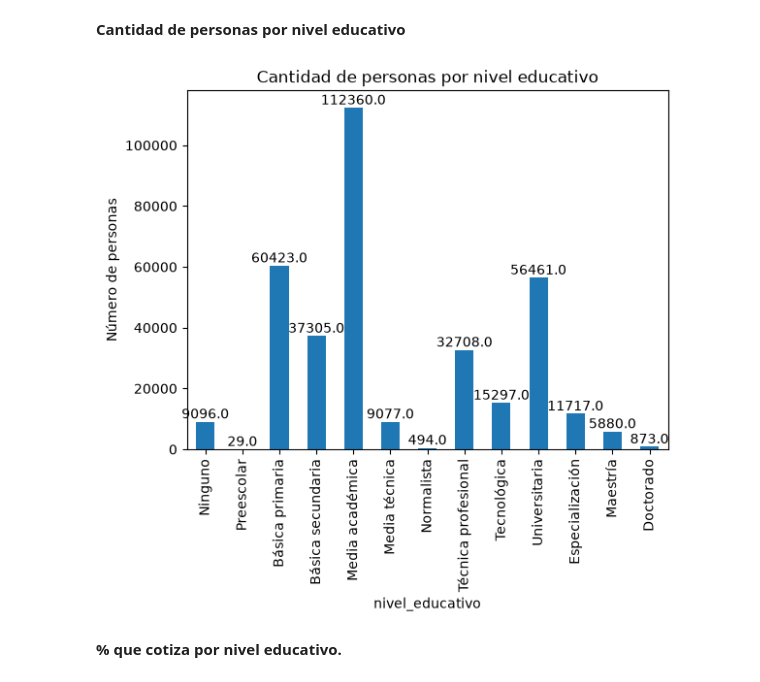
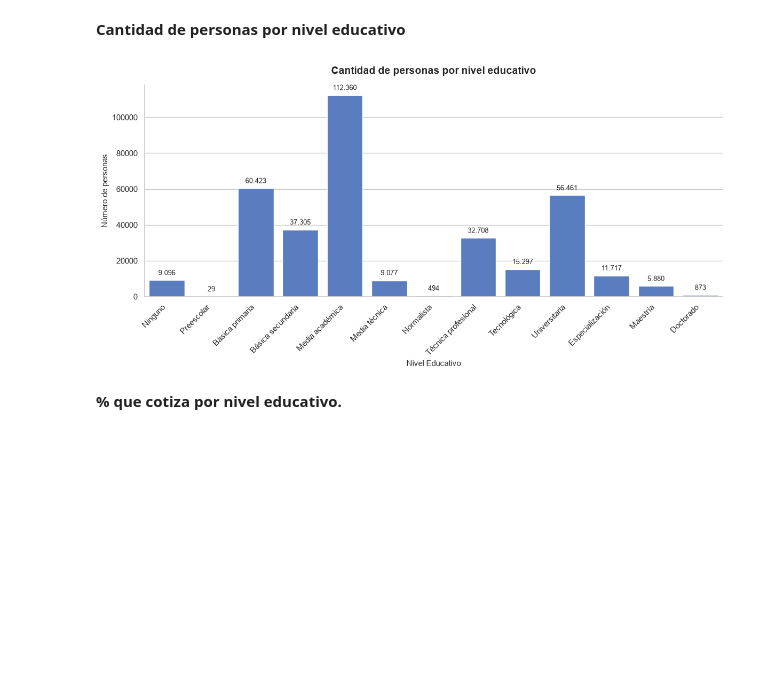
Before and after one commit to BAMUNOZ91/proyecto_1_esp_data_science_ia, a Jupyter notebook: 01_preparacion_eda.ipynb, the cells around one changed output. Saved outputs shown, nothing was run; the diff lists cells and outputs as text; code cells hidden in the pictures; blank space fills up the shorter version.

Commit message:
Se agrega seaborn y avances en el proyecto

```diff
--- a/01_preparacion_eda.ipynb
+++ b/01_preparacion_eda.ipynb
@@ -16,10 +20,8 @@
 # %% [markdown]
 ## 2. Carga de datos
 # %%
-import pandas as pd
-import matplotlib.pyplot as plt
-
-ruta = r'C:\Users\User\Desktop\Esp_Ciencia_Datos_e_IA\Proyecto_1\repo_git\proyecto_1_esp_data_science_ia\data\geih_2025_ocupados_crudo.csv'
+# ruta = r'C:\Users\User\Desktop\Esp_Ciencia_Datos_e_IA\Proyecto_1\repo_git\proyecto_1_esp_data_science_ia\data\geih_2025_ocupados_crudo.csv'
+ruta = "data/geih_2025_ocupados_crudo.csv"
 df = pd.read_csv(ruta)
 df.shape
 # %% [output]
@@ -421,19 +423,45 @@ Las mujeres cotizan un poco más que los hombres (45 % frente a 41 %), una difer
 # %% [markdown]
 **Cantidad de personas por nivel educativo**
 # %%
-orden_edu = ['Ninguno', 'Preescolar', 'Básica primaria', 'Básica secundaria', 'Media académica',
-             'Media técnica', 'Normalista', 'Técnica profesional', 'Tecnológica',
-             'Universitaria', 'Especialización', 'Maestría', 'Doctorado']
+orden_edu = [ 'Ninguno', 'Preescolar', 'Básica primaria', 'Básica secundaria', 'Media académica', 'Media técnica', 'Normalista', 'Técnica profesional',
+    'Tecnológica', 'Universitaria', 'Especialización', 'Maestría', 'Doctorado',
+]
+
 por_edu = df.groupby('nivel_educativo')['cotiza_pension'].count()
 por_edu = por_edu.reindex(orden_edu).dropna()
-ax = por_edu.plot(kind='bar')
-ax.bar_label(ax.containers[0], fmt='%.1f')
-plt.ylabel('Número de personas')
-plt.title('Cantidad de personas por nivel educativo')
-plt.xticks(rotation=90)
+
+sns.set_theme(style='whitegrid', palette='muted')
+
+plt.figure(figsize=(12, 6))
+ax = sns.barplot(x=por_edu.index, y=por_edu.values)
+
+for p in ax.patches:
+  height = p.get_height()
+  if height > 0:
+    ax.annotate(
+        f'{height:,.0f}'.replace(',', '.'),
+        (p.get_x() + p.get_width() / 2.0, height),
+        ha='center',
+        va='bottom',
+        xytext=(0, 5),
+        textcoords='offset points',
+        fontsize=9,
+    )
+
+plt.title(
+    'Cantidad de personas por nivel educativo',
+    fontsize=14,
+    fontweight='bold',
+    pad=15,
+)
+plt.xlabel('Nivel Educativo', fontsize=11)
+plt.ylabel('Número de personas', fontsize=11)
+plt.xticks(rotation=45, ha='right')
+sns.despine()
+plt.tight_layout()
 plt.show()
 # %% [output]
-[figure, old version]
+[figure, new version]
 # %% [markdown]
 **% que cotiza por nivel educativo.**
 # %%
```
Also changed, not shown: parts of 1 cell of this notebook.
